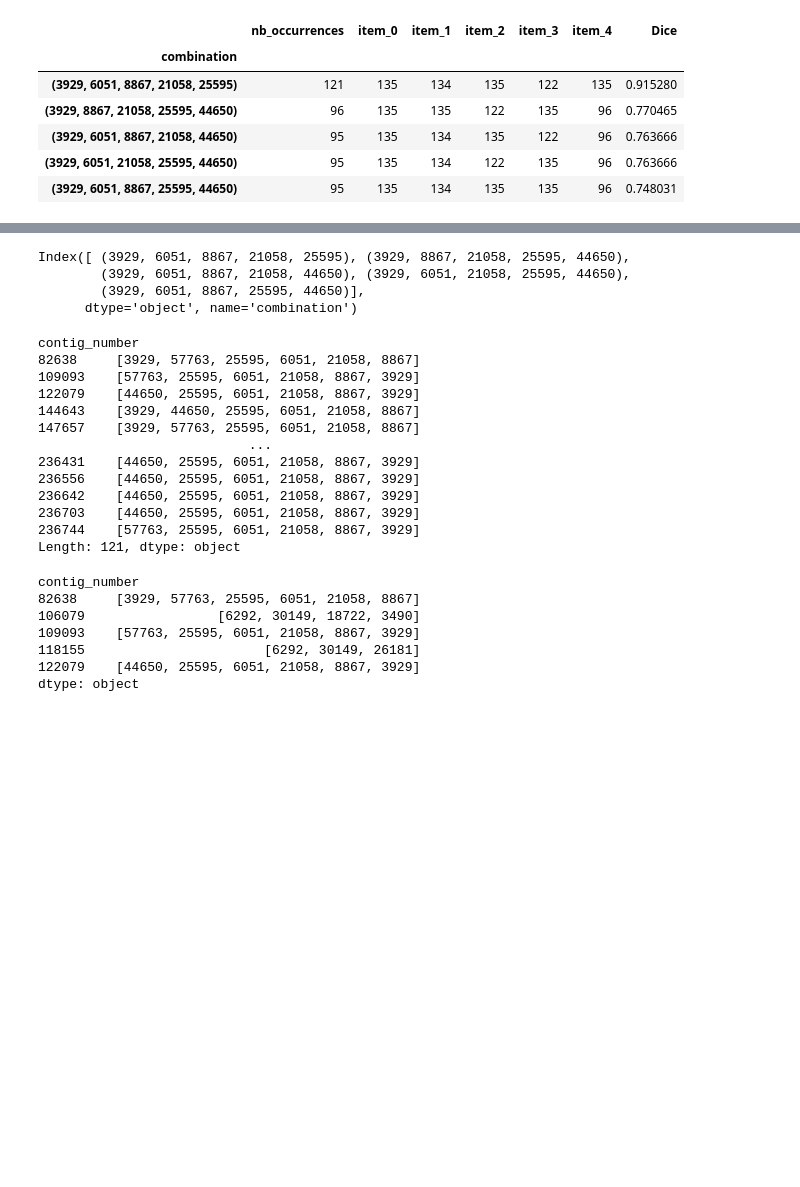
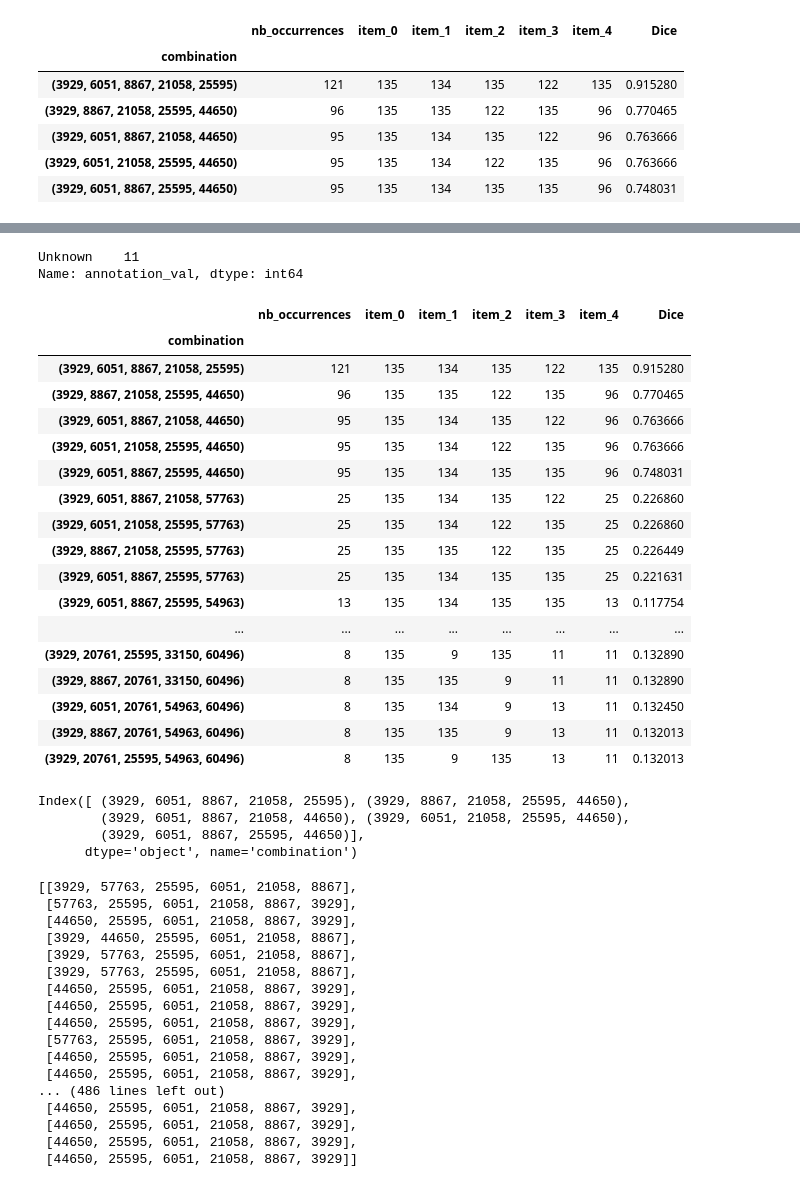
Before and after one commit to mahdi-b/phaage-g2p, a Jupyter notebook: windowd_approach.ipynb, the cells around one changed output, grey strips where cells are left out. Cells and saved outputs as stored; diff of their text form; code cells hidden in the pictures; blank space fills up the shorter version.

```diff
--- a/windowd_approach.ipynb
+++ b/windowd_approach.ipynb
@@ -315,3 +336,29 @@ combination_5_counts_filtered[combination_5_counts_filtered.index.map(lambda x:
+# %%
+data[data["cluster_number"] ==60496]["annotation_val"].value_counts()
+# %% [output]
+Unknown    11
+Name: annotation_val, dtype: int64
+# %%
+combination_5_counts_filtered[combination_5_counts_filtered.index.map(lambda x: 3929 in x)]
+# %% [output]
+|  | nb_occurrences | item_0 | item_1 | item_2 | item_3 | item_4 | Dice |
+| combination |  |  |  |  |  |  |  |
+| (3929, 6051, 8867, 21058, 25595) | 121 | 135 | 134 | 135 | 122 | 135 | 0.915280 |
+| (3929, 8867, 21058, 25595, 44650) | 96 | 135 | 135 | 122 | 135 | 96 | 0.770465 |
+| (3929, 6051, 8867, 21058, 44650) | 95 | 135 | 134 | 135 | 122 | 96 | 0.763666 |
+| (3929, 6051, 21058, 25595, 44650) | 95 | 135 | 134 | 122 | 135 | 96 | 0.763666 |
+| (3929, 6051, 8867, 25595, 44650) | 95 | 135 | 134 | 135 | 135 | 96 | 0.748031 |
+| (3929, 6051, 8867, 21058, 57763) | 25 | 135 | 134 | 135 | 122 | 25 | 0.226860 |
+| (3929, 6051, 21058, 25595, 57763) | 25 | 135 | 134 | 122 | 135 | 25 | 0.226860 |
+| (3929, 8867, 21058, 25595, 57763) | 25 | 135 | 135 | 122 | 135 | 25 | 0.226449 |
+| (3929, 6051, 8867, 25595, 57763) | 25 | 135 | 134 | 135 | 135 | 25 | 0.221631 |
+| (3929, 6051, 8867, 25595, 54963) | 13 | 135 | 134 | 135 | 135 | 13 | 0.117754 |
+| ... | ... | ... | ... | ... | ... | ... | ... |
+| (3929, 20761, 25595, 33150, 60496) | 8 | 135 | 9 | 135 | 11 | 11 | 0.132890 |
+| (3929, 8867, 20761, 33150, 60496) | 8 | 135 | 135 | 9 | 11 | 11 | 0.132890 |
+| (3929, 6051, 20761, 54963, 60496) | 8 | 135 | 134 | 9 | 13 | 11 | 0.132450 |
+| (3929, 8867, 20761, 54963, 60496) | 8 | 135 | 135 | 9 | 13 | 11 | 0.132013 |
+| (3929, 20761, 25595, 54963, 60496) | 8 | 135 | 9 | 135 | 13 | 11 | 0.132013 |
 # %%
 top_5_3929 = combination_5_counts_filtered[combination_5_counts_filtered.index.map(lambda x: 3929 in x)].head().index
 top_5_3929
@@ -321,32 +368,26 @@ Index([ (3929, 6051, 8867, 21058, 25595), (3929, 8867, 21058, 25595, 44650),
         (3929, 6051, 8867, 25595, 44650)],
       dtype='object', name='combination')
 # %%
-for combination in top_5_3929[:1]:
+contigs = []
+for combination in top_5_3929:
     out = contigs_in_order.map(lambda x: len(set(x).intersection(combination)) == len(combination))
-
-contigs_in_order[out]
+    contigs.append(contigs_in_order[out].values)
+list(itertools.chain(*contigs))
 # %% [output]
-contig_number
-82638     [3929, 57763, 25595, 6051, 21058, 8867]
-109093    [57763, 25595, 6051, 21058, 8867, 3929]
-122079    [44650, 25595, 6051, 21058, 8867, 3929]
-144643    [3929, 44650, 25595, 6051, 21058, 8867]
-147657    [3929, 57763, 25595, 6051, 21058, 8867]
-                           ...
-236431    [44650, 25595, 6051, 21058, 8867, 3929]
-236556    [44650, 25595, 6051, 21058, 8867, 3929]
-236642    [44650, 25595, 6051, 21058, 8867, 3929]
-236703    [44650, 25595, 6051, 21058, 8867, 3929]
-236744    [57763, 25595, 6051, 21058, 8867, 3929]
-Length: 121, dtype: object
+[[3929, 57763, 25595, 6051, 21058, 8867],
+ [57763, 25595, 6051, 21058, 8867, 3929],
+ [44650, 25595, 6051, 21058, 8867, 3929],
+ [3929, 44650, 25595, 6051, 21058, 8867],
+ [3929, 57763, 25595, 6051, 21058, 8867],
+ [3929, 57763, 25595, 6051, 21058, 8867],
+ [44650, 25595, 6051, 21058, 8867, 3929],
+ [44650, 25595, 6051, 21058, 8867, 3929],
+ [44650, 25595, 6051, 21058, 8867, 3929],
+ [57763, 25595, 6051, 21058, 8867, 3929],
+ [44650, 25595, 6051, 21058, 8867, 3929],
+ [44650, 25595, 6051, 21058, 8867, 3929],
+... (486 lines left out)
+ [44650, 25595, 6051, 21058, 8867, 3929],
+ [44650, 25595, 6051, 21058, 8867, 3929],
+ [44650, 25595, 6051, 21058, 8867, 3929],
+ [44650, 25595, 6051, 21058, 8867, 3929]]
-# %%
-contigs_in_order = data.groupby("contig_number").apply(lambda g: list(g.sort_values("ORF_location_on_contig").cluster_number.values))
-contigs_in_order.head()
-# %% [output]
-contig_number
-82638     [3929, 57763, 25595, 6051, 21058, 8867]
-106079                 [6292, 30149, 18722, 3490]
-109093    [57763, 25595, 6051, 21058, 8867, 3929]
-118155                       [6292, 30149, 26181]
-122079    [44650, 25595, 6051, 21058, 8867, 3929]
-dtype: object
```
Also changed, not shown: parts of 4 cells of this notebook.
